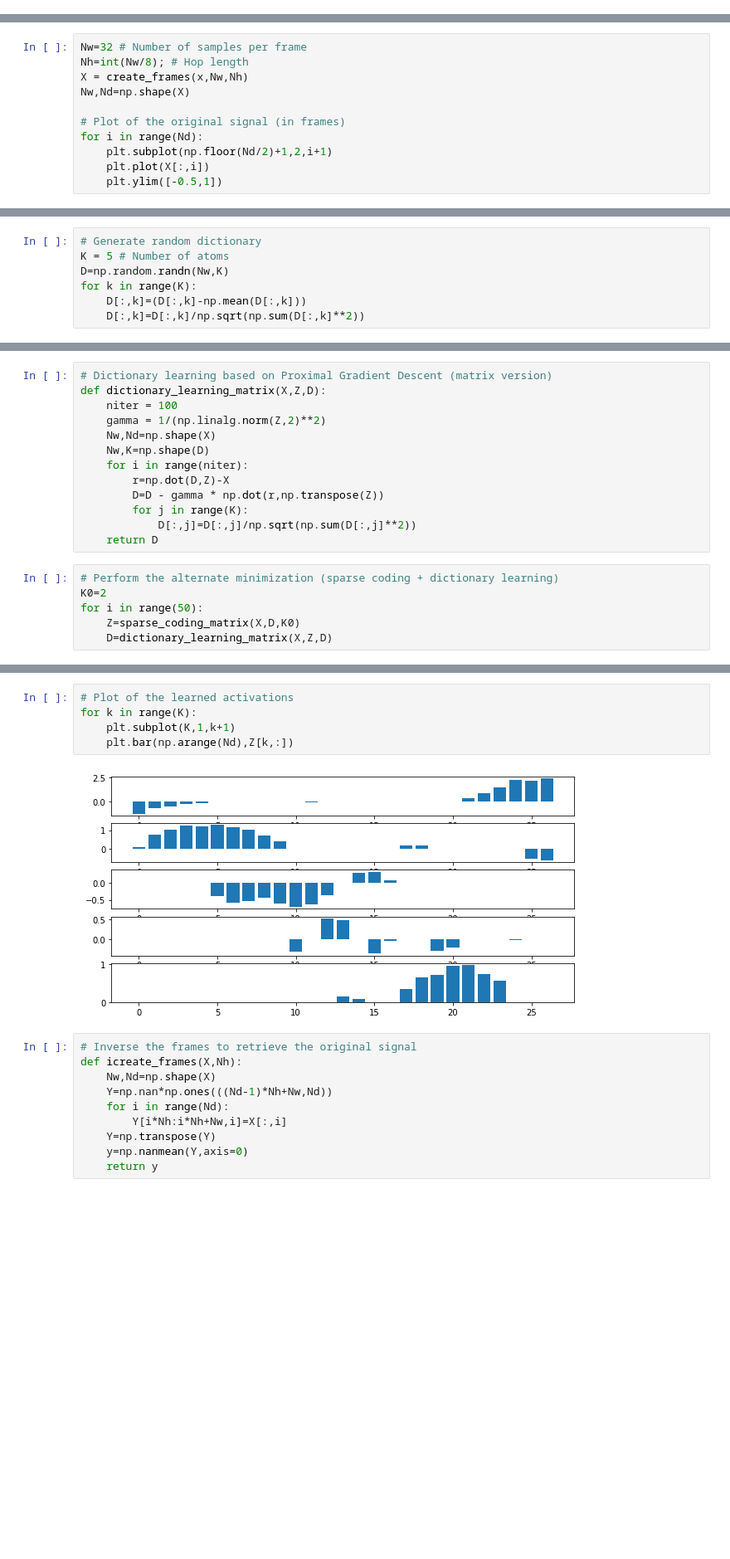
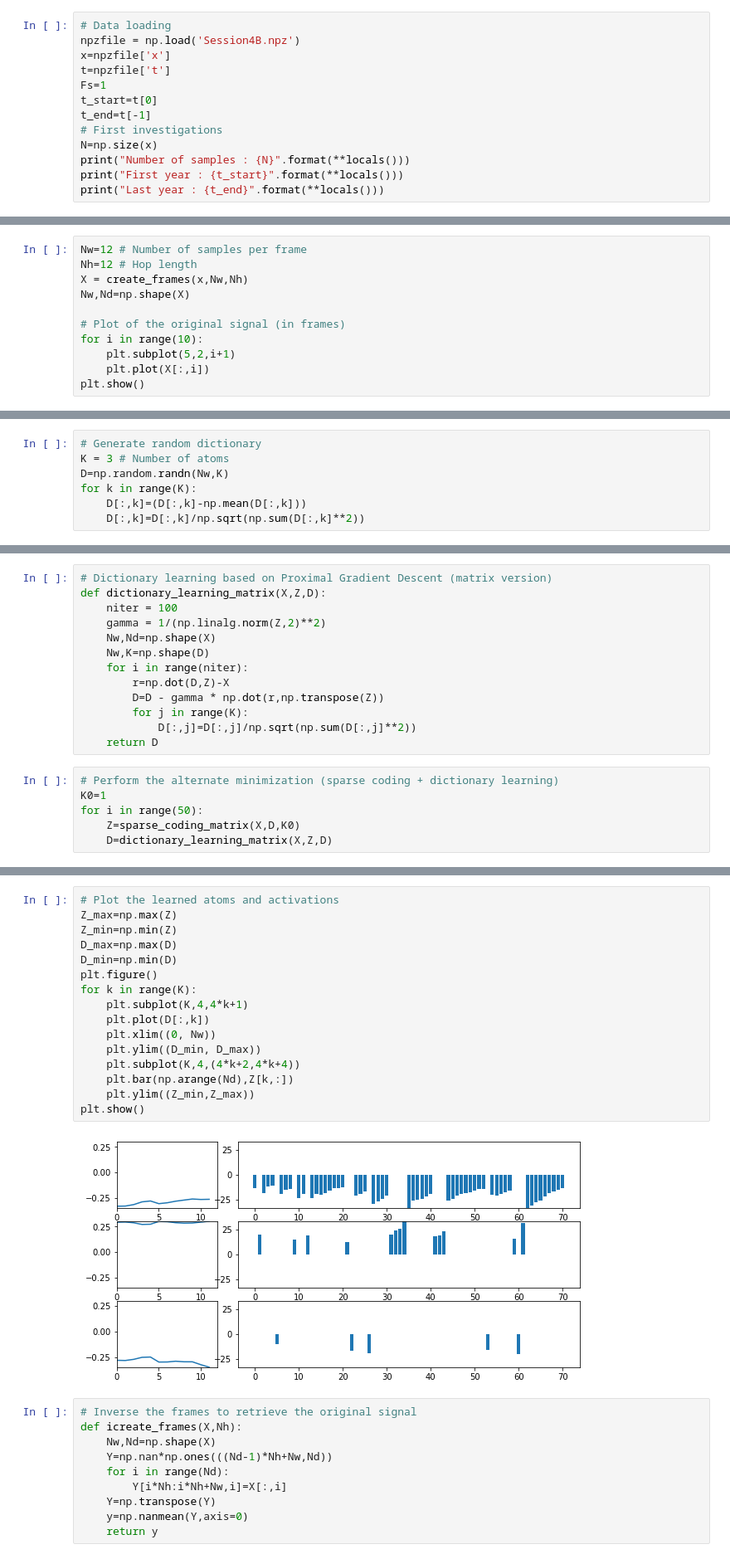
Before and after one commit to oudre/parcoursIA, a Jupyter notebook: Session4.ipynb, the cells around one changed output, grey strips where cells are left out. Shown: that part at 83% size. Cells and saved outputs as stored; diff of their text form; blank space fills up the shorter version.

```diff
--- a/Session4.ipynb
+++ b/Session4.ipynb
@@ -224,3 +224,16 @@ When the dictionary is not known in advance, it has to be learned from the data.
 $$\mathbf{Z}^* = \underset{\forall k, \|\mathbf{z_k}\|_0=K_0}{\operatorname{argmin}} \|\mathbf{X} - \mathbf{D}\mathbf{Z}\|_F^2$$
 * Dictionary learning
   $$\mathbf{D}^* = \underset{\forall k, \|\mathbf{d_k}\|_2 = 1}{\operatorname{argmin}} \|\mathbf{X} - \mathbf{D} \mathbf{Z}\|_F^2$$
+# %%
+# Data loading
+npzfile = np.load('Session4B.npz')
+x=npzfile['x']
+t=npzfile['t']
+Fs=1
+t_start=t[0]
+t_end=t[-1]
+# First investigations
+N=np.size(x)
+print("Number of samples : {N}".format(**locals()))
+print("First year : {t_start}".format(**locals()))
+print("Last year : {t_end}".format(**locals()))
@@ -231,14 +258,14 @@ def create_frames(x,Nw,Nh):
     X=np.transpose(X)
     return X
 # %%
-Nw=32 # Number of samples per frame
-Nh=int(Nw/8); # Hop length
+Nw=12 # Number of samples per frame
+Nh=12 # Hop length
 X = create_frames(x,Nw,Nh)
 Nw,Nd=np.shape(X)
 
 # Plot of the original signal (in frames)
-for i in range(Nd):
-    plt.subplot(np.floor(Nd/2)+1,2,i+1)
+for i in range(10):
+    plt.subplot(5,2,i+1)
     plt.plot(X[:,i])
-    plt.ylim([-0.5,1])
+plt.show()
 # %% [output]
@@ -246,6 +273,6 @@ for i in range(Nd):
 # %%
 # Generate random dictionary
-K = 5 # Number of atoms
+K = 3 # Number of atoms
 D=np.random.randn(Nw,K)
 for k in range(K):
     D[:,k]=(D[:,k]-np.mean(D[:,k]))
@@ -289,7 +317,7 @@ def dictionary_learning_matrix(X,Z,D):
     return D
 # %%
 # Perform the alternate minimization (sparse coding + dictionary learning)
-K0=2
+K0=1
 for i in range(50):
     Z=sparse_coding_matrix(X,D,K0)
     D=dictionary_learning_matrix(X,Z,D)
@@ -303,10 +324,21 @@ for k in range(K):
 # %%
-# Plot of the learned activations
+# Plot the learned atoms and activations
+Z_max=np.max(Z)
+Z_min=np.min(Z)
+D_max=np.max(D)
+D_min=np.min(D)
+plt.figure()
 for k in range(K):
-    plt.subplot(K,1,k+1)
+    plt.subplot(K,4,4*k+1)
+    plt.plot(D[:,k])
+    plt.xlim((0, Nw))
+    plt.ylim((D_min, D_max))
+    plt.subplot(K,4,(4*k+2,4*k+4))
     plt.bar(np.arange(Nd),Z[k,:])
+    plt.ylim((Z_min,Z_max))
+plt.show()
 # %% [output]
-[figure, old version]
+[figure, new version]
 # %%
 # Inverse the frames to retrieve the original signal
 def icreate_frames(X,Nh):
```
Also changed, not shown: parts of 11 cells of this notebook, 7 other files.
